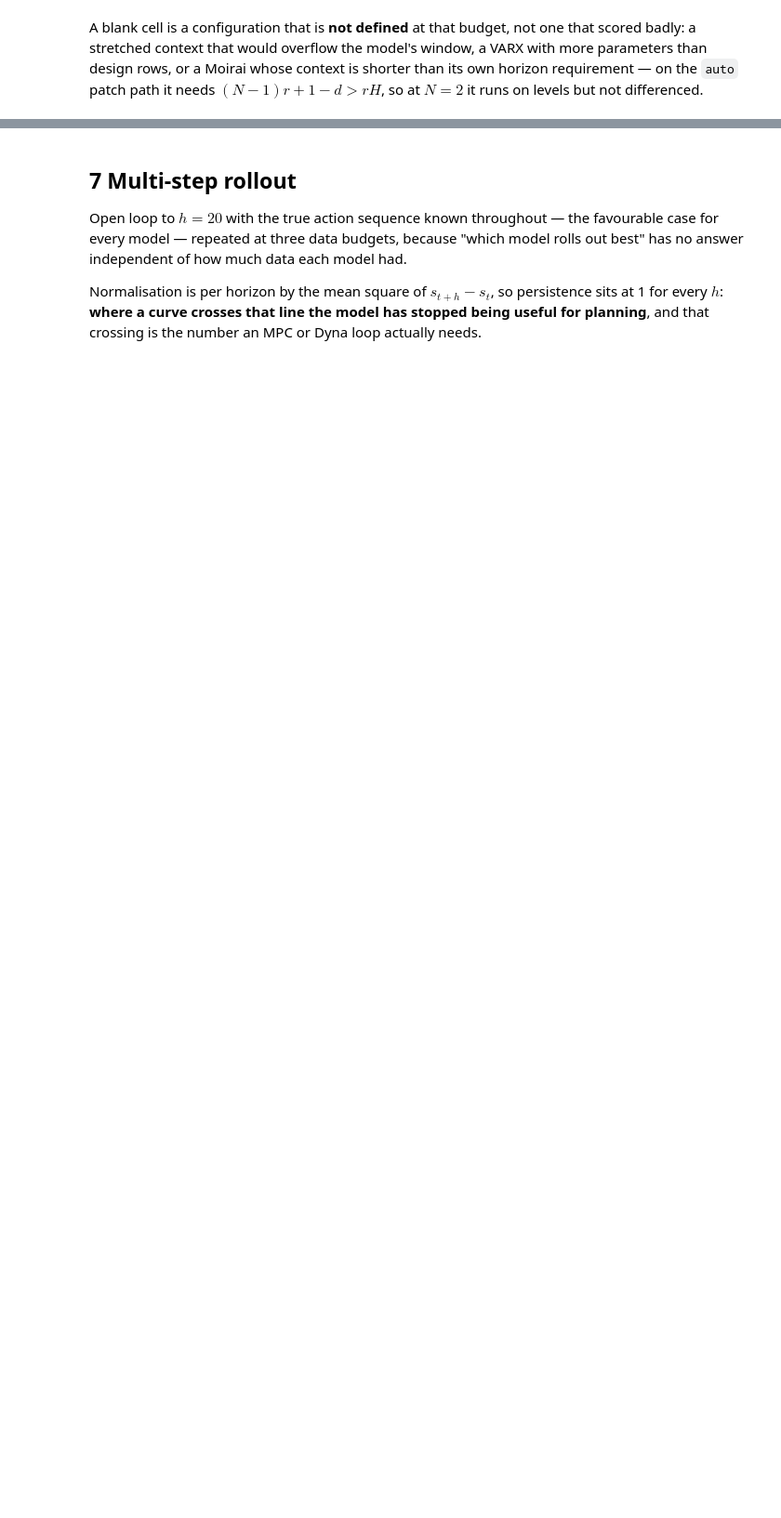
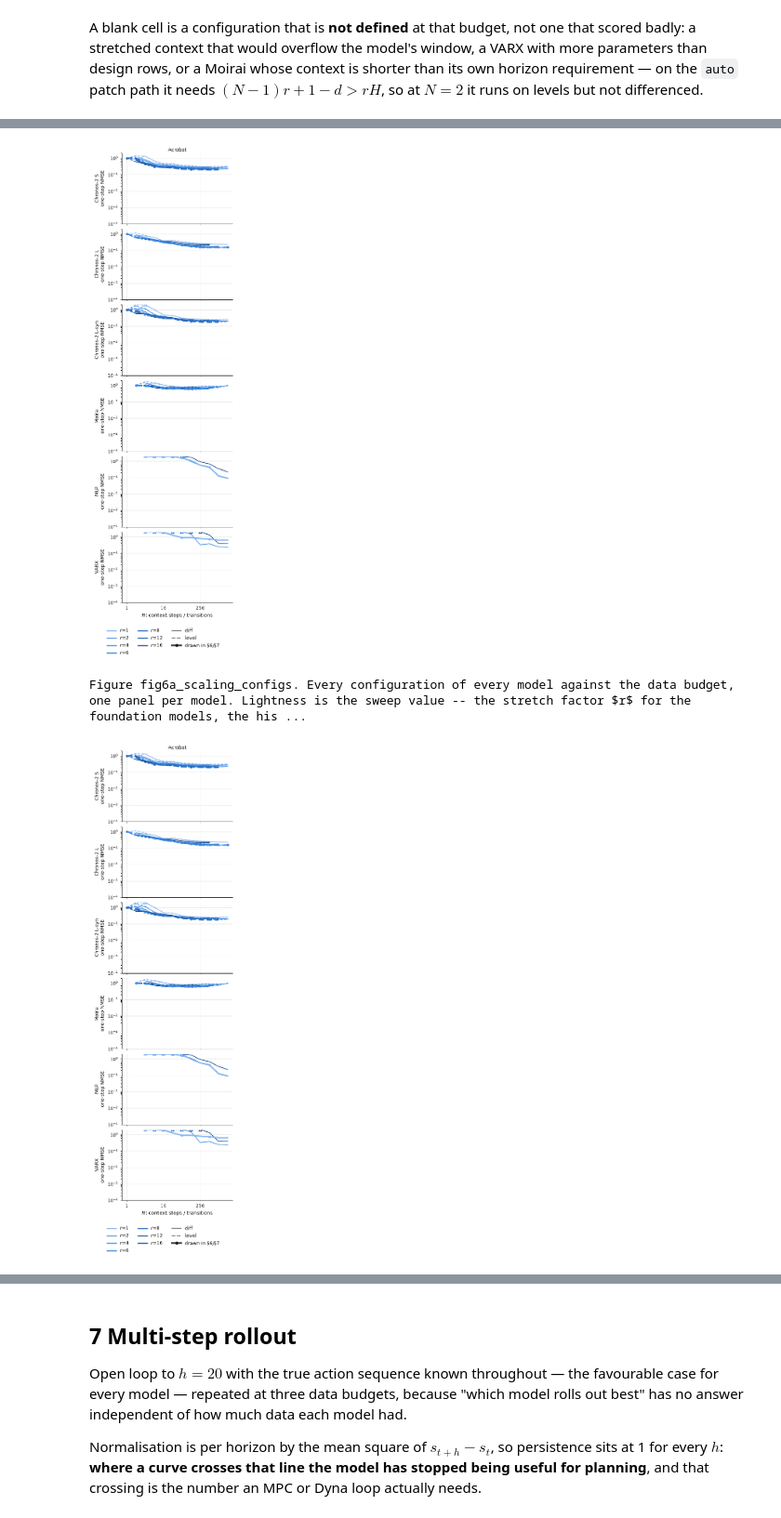
Before and after one commit to JohannesWittmann9/tsfm-rl, a Jupyter notebook: experiments/dyna_standard/acrobot/acrobot_experiment.ipynb, the cells around one changed output, grey strips where cells are left out. Shown at 93% size. Saved outputs shown, nothing was run; the diff lists cells and outputs as text; code cells hidden in the pictures; blank space fills up the shorter version.

```diff
--- a/experiments/dyna_standard/acrobot/acrobot_experiment.ipynb
+++ b/experiments/dyna_standard/acrobot/acrobot_experiment.ipynb
@@ -118,0 +149,6 @@ plots.fig_scaling(scaling, ENVS, FIGDIR)
+# %%
+plots.fig_scaling_configs(grid, ENVS, FIGDIR)
+# %% [output]
+[figure, added]
+Figure fig6a_scaling_configs. Every configuration of every model against the data budget, one panel per model. Lightness is the sweep value -- the stretch factor $r$ for the foundation models, the his ...
+[figure, added]
```
Also changed, not shown: parts of 10 cells of this notebook, 40 other files.
